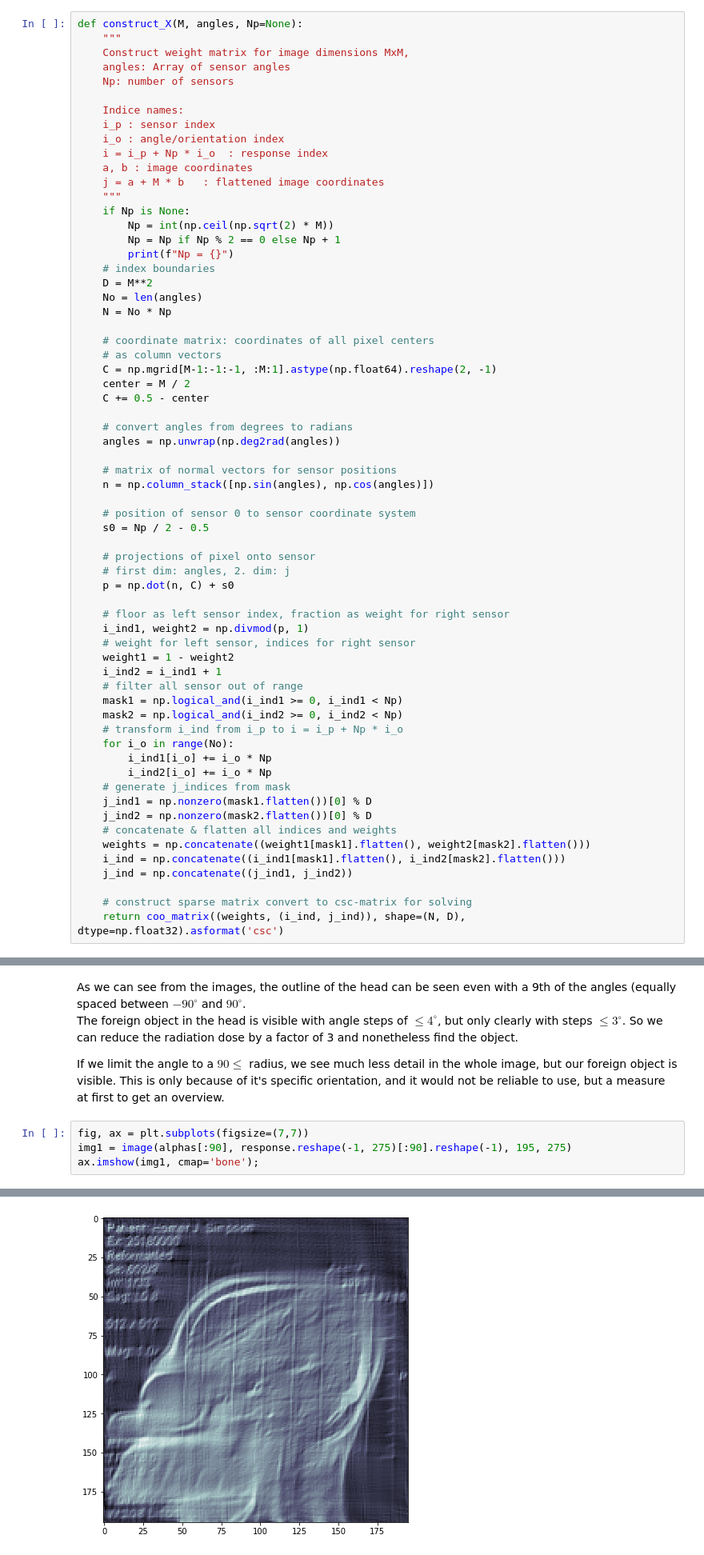
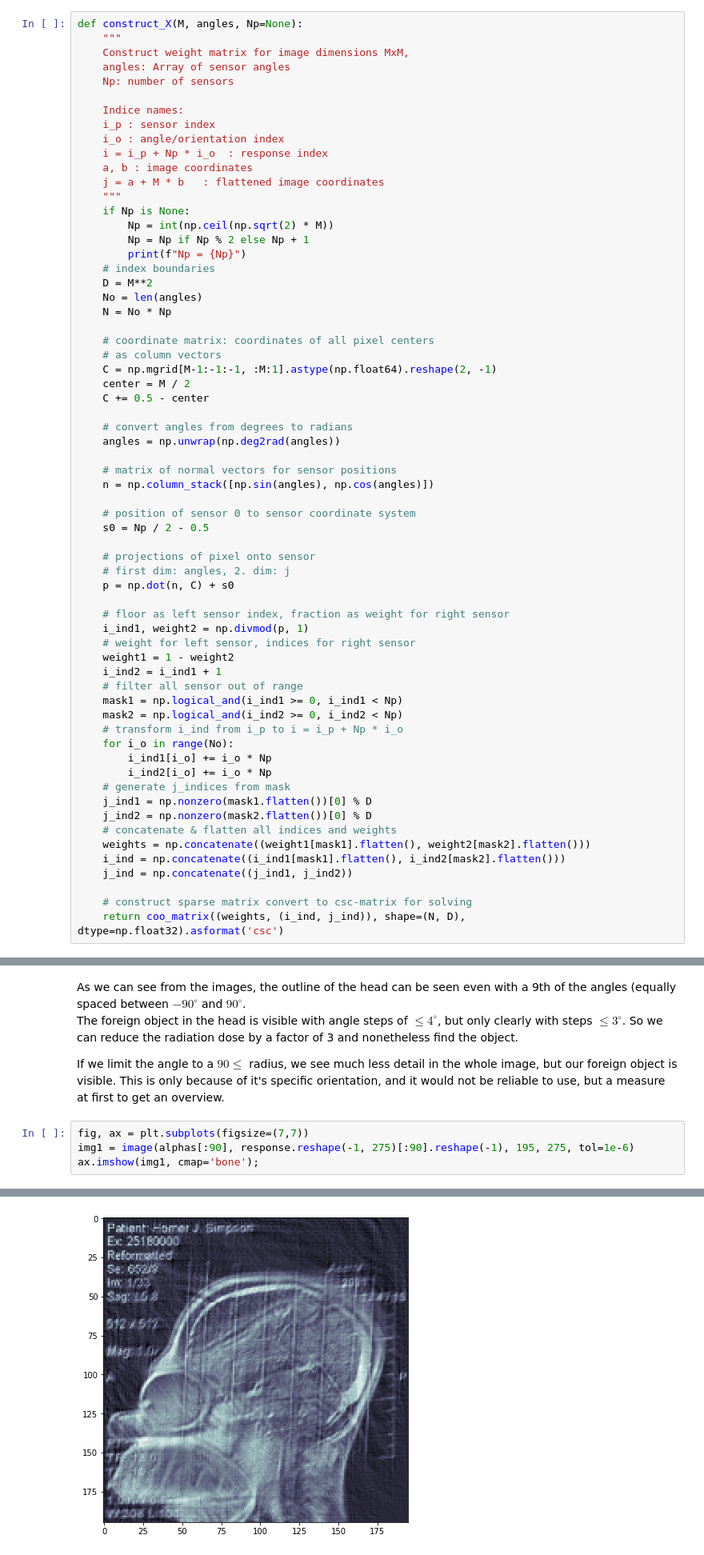
Before and after one commit to Simske/ML, a Jupyter notebook: ex05/linear-regression.ipynb, the cells around one changed output, grey strips where cells are left out. Shown at 80% size. Cells and saved outputs as stored; diff of their text form.

Commit message:
ex05 Resolved images with lower tolerance

```diff
--- a/ex05/linear-regression.ipynb
+++ b/ex05/linear-regression.ipynb
@@ -22,8 +22,8 @@ def construct_X(M, angles, Np=None):
     """
     if Np is None:
         Np = int(np.ceil(np.sqrt(2) * M))
-        Np = Np if Np % 2 == 0 else Np + 1
-        print(f"Np = {}")
+        Np = Np if Np % 2 else Np + 1
+        print(f"Np = {Np}")
     # index boundaries
     D = M**2
     No = len(angles)
@@ -170,6 +171,6 @@ The foreign object in the head is visible with angle steps of $\leq4^{\circ}$, b
 If we limit the angle to a $90\leq$ radius, we see much less detail in the whole image, but our foreign object is visible. This is only because of it's specific orientation, and it would not be reliable to use, but a measure at first to get an overview.
 # %%
 fig, ax = plt.subplots(figsize=(7,7))
-img1 = image(alphas[:90], response.reshape(-1, 275)[:90].reshape(-1), 195, 275)
+img1 = image(alphas[:90], response.reshape(-1, 275)[:90].reshape(-1), 195, 275, tol=1e-6)
 ax.imshow(img1, cmap='bone');
 # %% [output]
@@ -179 +180 @@ Solved for image in 2.47s with tolerance 0.0001, total time 3.11s
-[figure, old version]
+[figure, new version]
```
Also changed, not shown: parts of 6 cells of this notebook.
